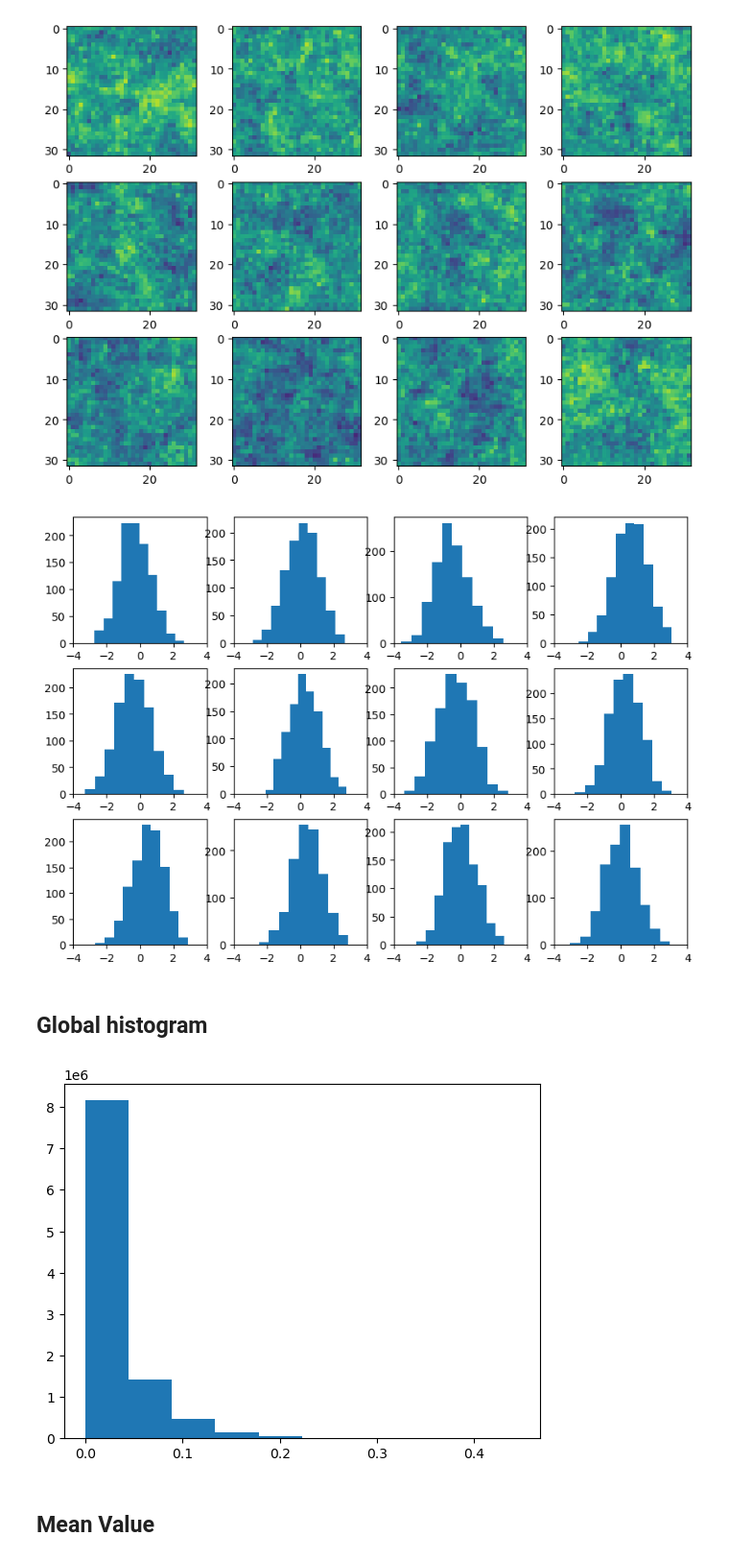
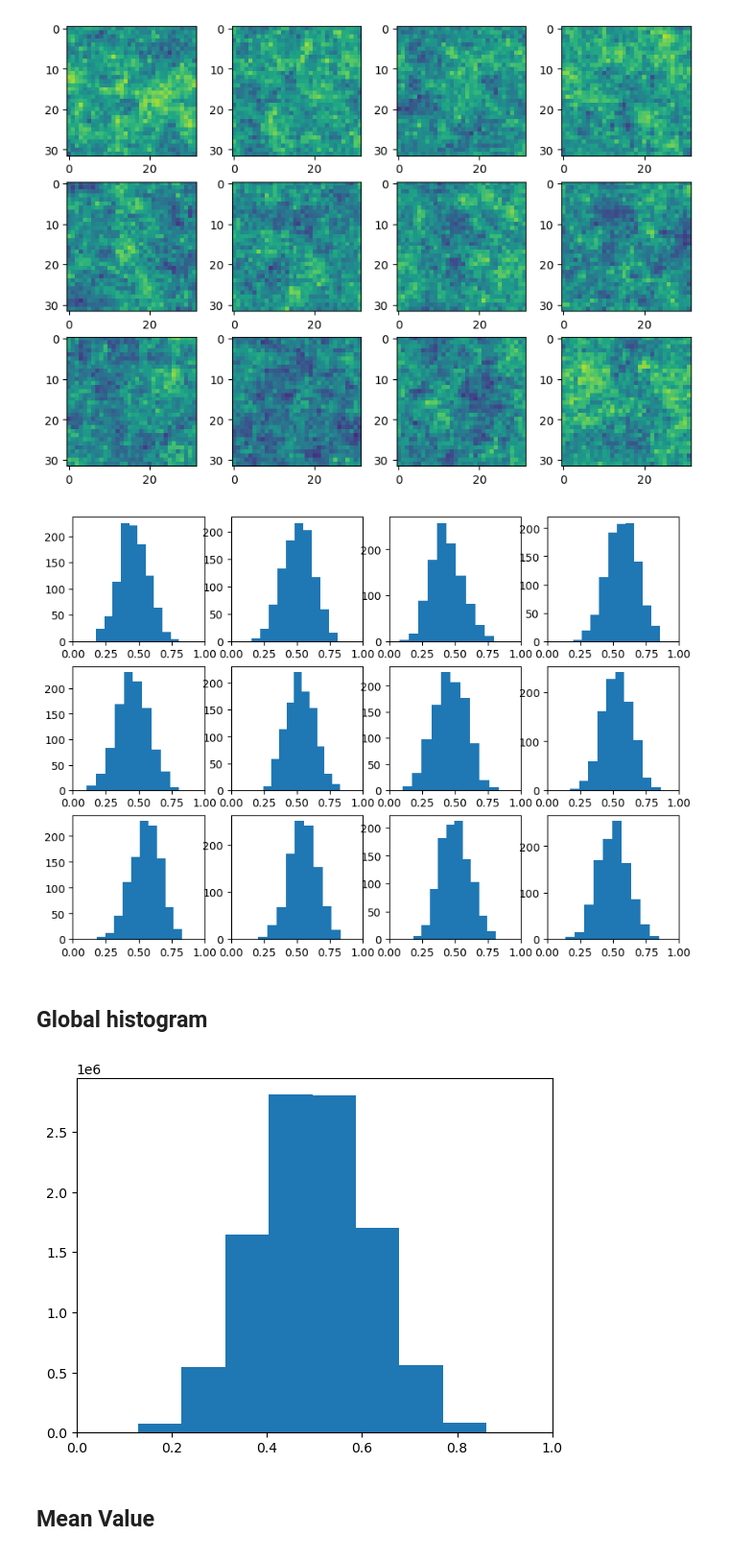
Before and after one commit to elizavetasemenova/PriorCVAE_JAX, a Jupyter notebook: experiments/population_genetics/notebooks/data_exploration.ipynb, the cells around one changed output. Shown at 96% size. Saved outputs shown, nothing was run; the diff lists cells and outputs as text; code cells hidden in the pictures.

```diff
--- a/experiments/population_genetics/notebooks/data_exploration.ipynb
+++ b/experiments/population_genetics/notebooks/data_exploration.ipynb
@@ -71,21 +71,21 @@ for i, d in enumerate(prior_data_preprocessed[1000: 1000 + n_plot]):
 [figure]
 # %%
 fig, axs = plt.subplots(3, 4, figsize=(10, 7))
-for i, d in enumerate(prior_data_preprocessed[:n_plot]):
+for i, d in enumerate(prior_data[:n_plot]):
     rows = int(i//4)
     cols = int(i%4)
     axs[rows][cols].hist(d.reshape((-1,)))
-    axs[rows][cols].set_xlim([-4, 4])
+    axs[rows][cols].set_xlim([0, 1])
 # %% [output]
-[figure, old version]
+[figure, new version]
 # %% [markdown]
 ## Global histogram
 # %%
 plt.hist(prior_data.reshape((-1,)))
-# plt.xlim([0, 1])
+plt.xlim([0, 1])
 plt.show()
 # %% [output]
-[figure, old version]
+[figure, new version]
 # %% [markdown]
 ## Mean Value
 # %%
```
Also changed, not shown: parts of 4 cells of this notebook, 2 other files.
